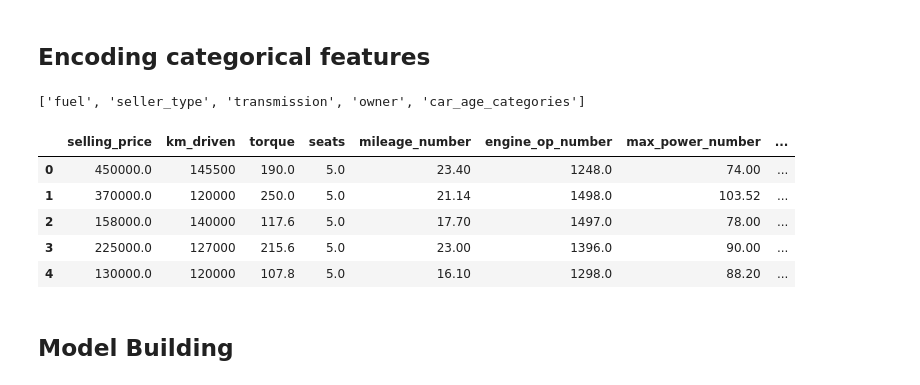
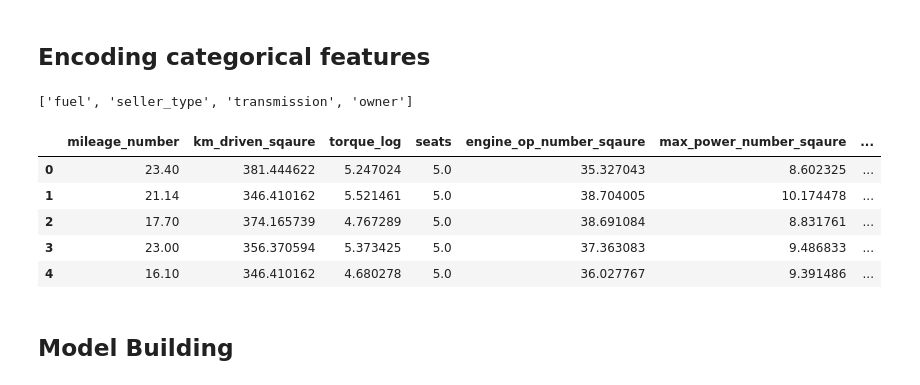
Before and after one commit to ParisRohan/Kaggle_DataScience_Projects, a Jupyter notebook: rp-vehicledataset3-eda-dataprep-outlier-modelbuild.ipynb, the cells around one changed output. Saved outputs shown, nothing was run; the diff lists cells and outputs as text; code cells hidden in the pictures.

```diff
--- a/rp-vehicledataset3-eda-dataprep-outlier-modelbuild.ipynb
+++ b/rp-vehicledataset3-eda-dataprep-outlier-modelbuild.ipynb
@@ -420,0 +426,8 @@ skew_df
+# %%
+#3. Square root transformation
+for column in skew_df.query("Skewed == True")['Feature'].values:
+    df_data2[column+'_sqaure']=df_data2[column]**(1/2)
+# %%
+#4. Exponential transformation
+for column in skew_df.query("Skewed == True")['Feature'].values:
+    df_data2[column+'_exp']=df_data2[column]**(1/1.2)
@@ -420,0 +510,10 @@ skew_df
+# %%
+df_data3=df_data2[['mileage_number'
+,'km_driven_sqaure'
+,'torque_log'
+,'seats'
+,'engine_op_number_sqaure'
+,'max_power_number_sqaure'
+,'Car_age_log'
+,'selling_price_log'
+, 'fuel', 'seller_type', 'transmission','owner']].copy(deep=True)
@@ -421,23 +542,23 @@ skew_df
 # %% [markdown]
 ## Encoding categorical features
 # %%
-categorical_cols=[cname for cname in df_data.columns if df_data[cname].dtypes=='object']
+categorical_cols=[cname for cname in df_data3.columns if df_data3[cname].dtypes=='object']
 print(categorical_cols)
 # %% [output]
-['fuel', 'seller_type', 'transmission', 'owner', 'car_age_categories']
+['fuel', 'seller_type', 'transmission', 'owner']
 # %%
-df_data2=df_data.copy(deep=True)
-df_data_encoded = pd.get_dummies(df_data2[categorical_cols],drop_first=True)
-df_data2.drop(categorical_cols,axis=1,inplace=True)
-df_data2 = pd.concat([df_data2,df_data_encoded],axis=1)
+df_data4=df_data3.copy(deep=True)
+df_data_encoded = pd.get_dummies(df_data4[categorical_cols],drop_first=True)
+df_data4.drop(categorical_cols,axis=1,inplace=True)
+df_data4 = pd.concat([df_data4,df_data_encoded],axis=1)
 
-df_data2.head()
+df_data4.head()
 # %% [output]
-|  | selling_price | km_driven | torque | seats | mileage_number | engine_op_number | max_power_number | ... |
-| 0 | 450000.0 | 145500 | 190.0 | 5.0 | 23.40 | 1248.0 | 74.00 | ... |
-| 1 | 370000.0 | 120000 | 250.0 | 5.0 | 21.14 | 1498.0 | 103.52 | ... |
-| 2 | 158000.0 | 140000 | 117.6 | 5.0 | 17.70 | 1497.0 | 78.00 | ... |
-| 3 | 225000.0 | 127000 | 215.6 | 5.0 | 23.00 | 1396.0 | 90.00 | ... |
-| 4 | 130000.0 | 120000 | 107.8 | 5.0 | 16.10 | 1298.0 | 88.20 | ... |
+|  | mileage_number | km_driven_sqaure | torque_log | seats | engine_op_number_sqaure | max_power_number_sqaure | ... |
+| 0 | 23.40 | 381.444622 | 5.247024 | 5.0 | 35.327043 | 8.602325 | ... |
+| 1 | 21.14 | 346.410162 | 5.521461 | 5.0 | 38.704005 | 10.174478 | ... |
+| 2 | 17.70 | 374.165739 | 4.767289 | 5.0 | 38.691084 | 8.831761 | ... |
+| 3 | 23.00 | 356.370594 | 5.373425 | 5.0 | 37.363083 | 9.486833 | ... |
+| 4 | 16.10 | 346.410162 | 4.680278 | 5.0 | 36.027767 | 9.391486 | ... |
 # %% [markdown]
 ## Model Building
```
Also changed, not shown: parts of 30 cells of this notebook.
